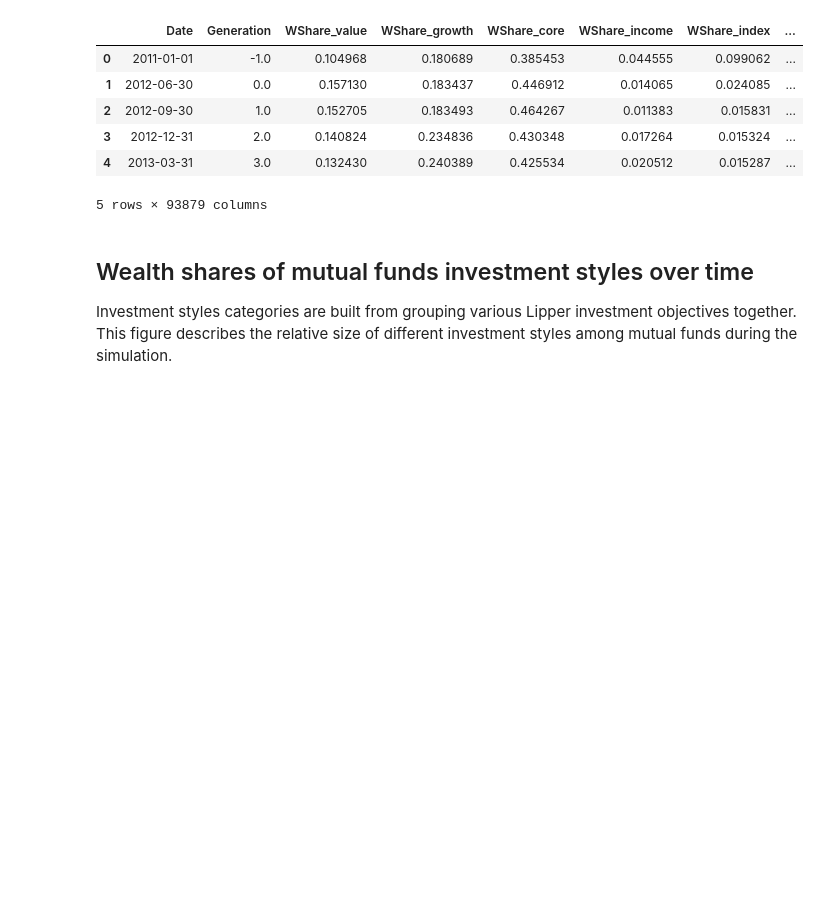
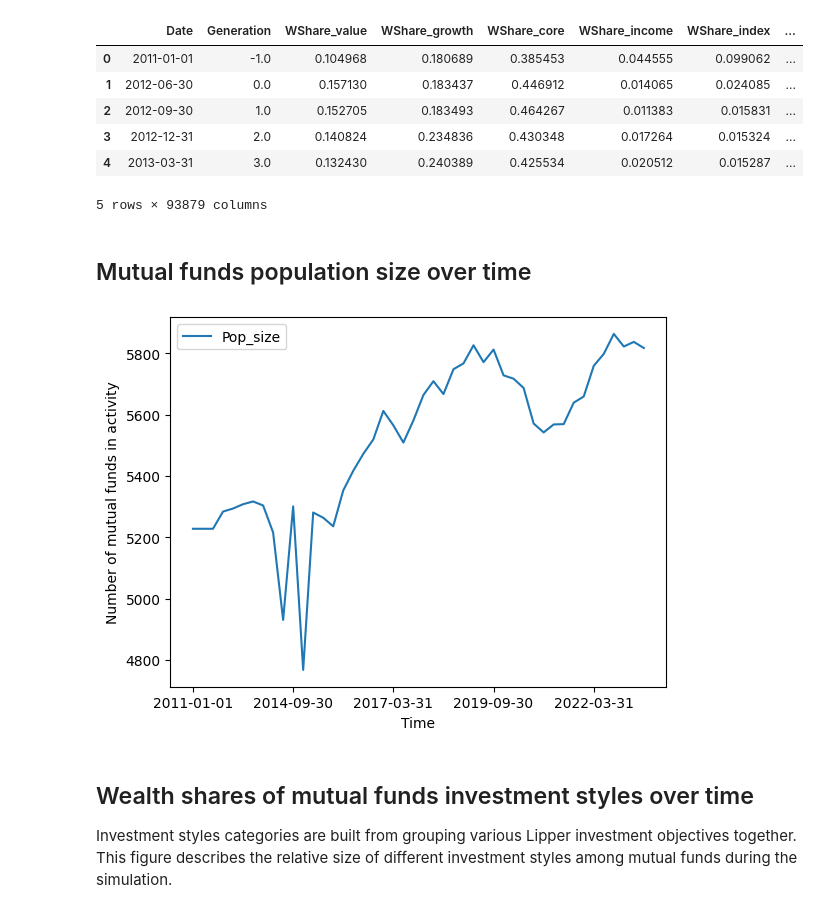
Before and after one commit to aymericvie/demo-evology, a Jupyter notebook: demo.ipynb, the cells around one changed output. Cells and saved outputs as stored; diff of their text form; code cells hidden in the pictures; blank space fills up the shorter version.

```diff
--- a/demo.ipynb
+++ b/demo.ipynb
@@ -36,6 +48,15 @@ data_qr.head(5)
 fontsize_label = 12
 fontsize_legend = 12
 fontsize_title = 14
+# %% [markdown]
+## Mutual funds population size over time
+# %%
+data_qr.plot('Date', 'Pop_size')
+plt.xlabel('Time')
+plt.ylabel('Number of mutual funds in activity')
+plt.show()
+# %% [output]
+[figure, added]
 # %% [markdown]
 ## Wealth shares of mutual funds investment styles over time
 
```
Also changed, not shown: parts of 18 cells of this notebook.
